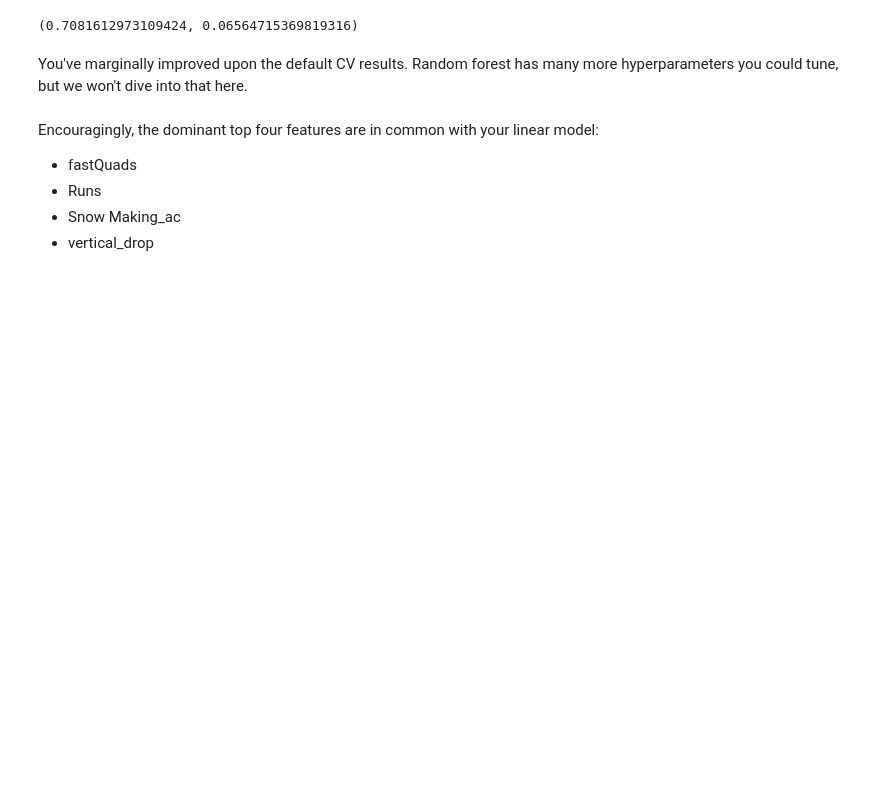
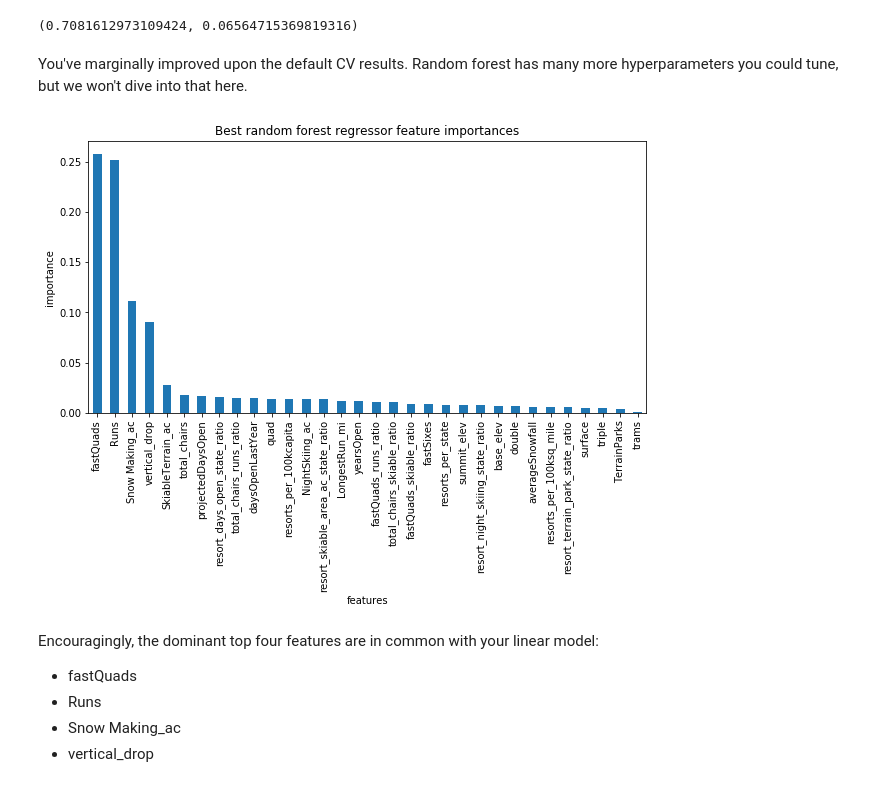
Before and after one commit to Libiv/DataScienceGuidedCapstone, a Jupyter notebook: Notebooks/04_preprocessing_and_training.ipynb, the cells around one changed output. Saved outputs shown, nothing was run; the diff lists cells and outputs as text; code cells hidden in the pictures; blank space fills up the shorter version.

```diff
--- a/Notebooks/04_preprocessing_and_training.ipynb
+++ b/Notebooks/04_preprocessing_and_training.ipynb
@@ -1162,17 +1162,19 @@ You've marginally improved upon the default CV results. Random forest has many m
 # %%
 #Code task 27#
 #Plot a barplot of the random forest's feature importances,
 #assigning the `feature_importances_` attribute of
 #`rf_grid_cv.best_estimator_.named_steps.randomforestregressor` to the name `imps` to then
 #create a pandas Series object of the feature importances, with the index given by the
 #training data column names, sorting the values in descending order
 plt.subplots(figsize=(10, 5))
 imps = rf_grid_cv.best_estimator_.named_steps.randomforestregressor.feature_importances_
-rf_feat_imps = pd.Series(___, index=X_train.columns).sort_values(ascending=False)
+rf_feat_imps = pd.Series(imps, index=X_train.columns).sort_values(ascending=False)
 rf_feat_imps.plot(kind='bar')
 plt.xlabel('features')
 plt.ylabel('importance')
 plt.title('Best random forest regressor feature importances');
+# %% [output]
+[figure, added]
 # %% [markdown]
 Encouragingly, the dominant top four features are in common with your linear model:
 * fastQuads
```
Also changed, not shown: parts of 8 cells of this notebook, 1 other file.
